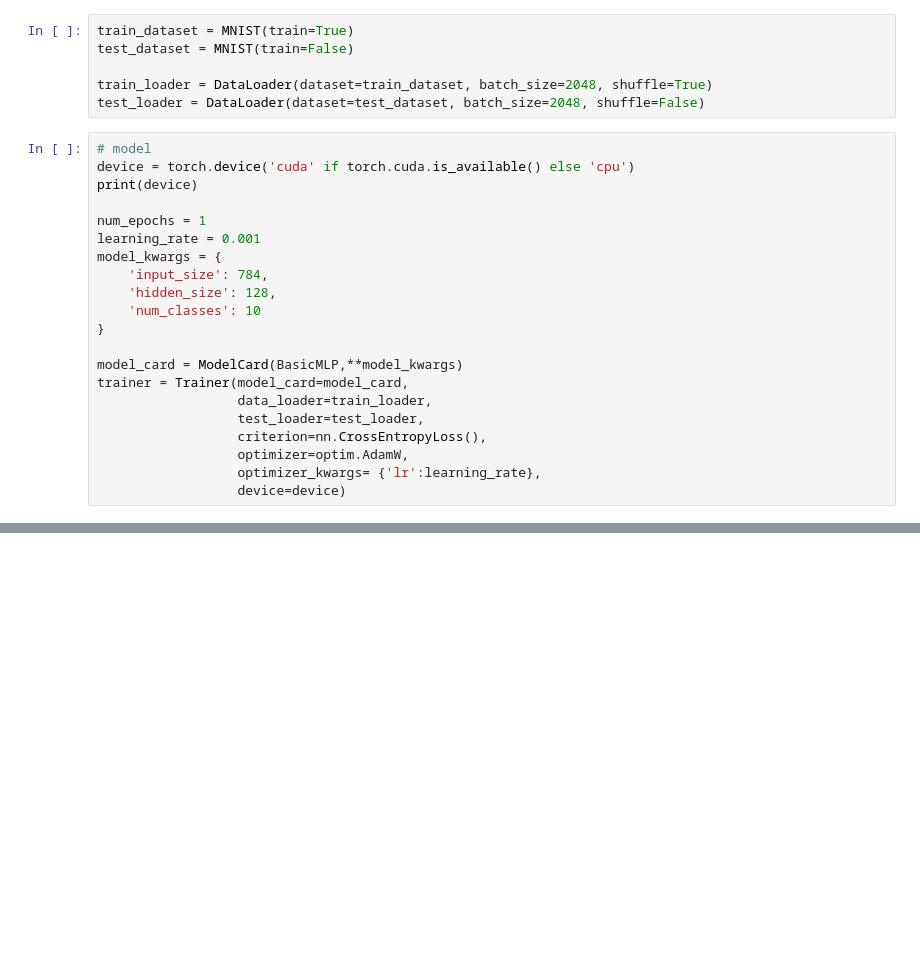
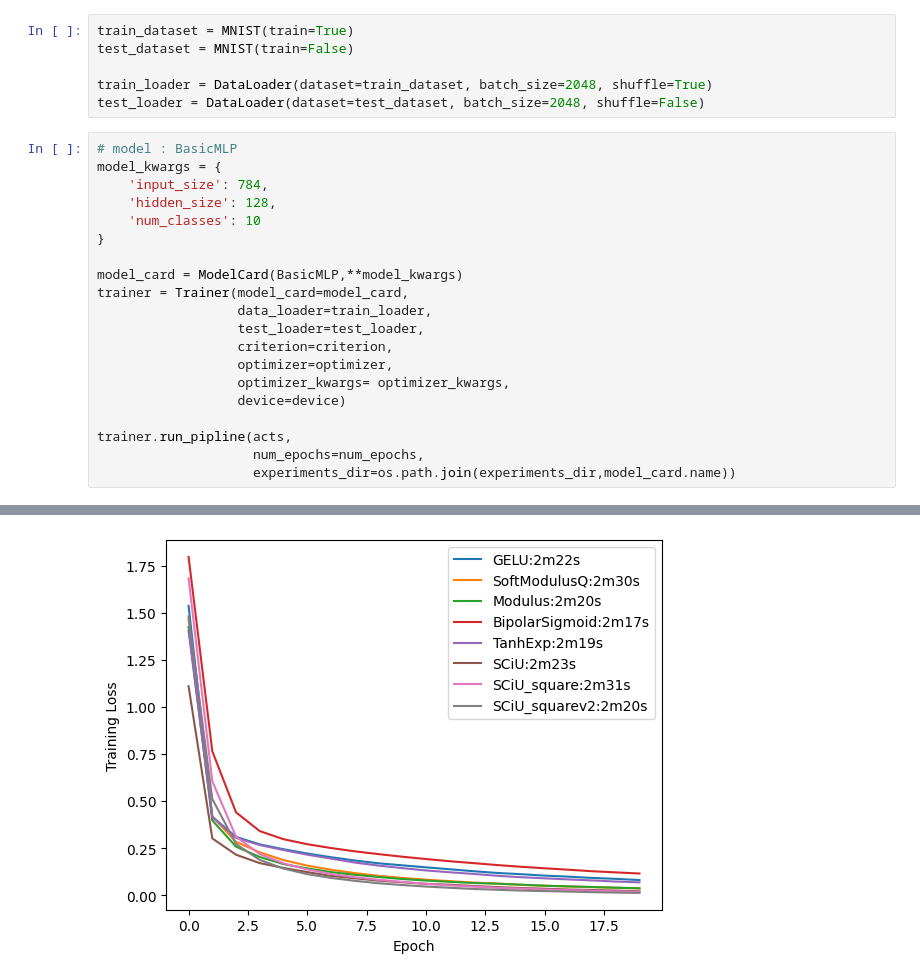
Before and after one commit to yeeca0101/experiments, a Jupyter notebook: dev_lab.ipynb, the cells around one changed output, grey strips where cells are left out. Saved outputs shown, nothing was run; the diff lists cells and outputs as text; blank space fills up the shorter version.

```diff
--- a/dev_lab.ipynb
+++ b/dev_lab.ipynb
@@ -34,12 +72,7 @@ test_dataset = MNIST(train=False)
 train_loader = DataLoader(dataset=train_dataset, batch_size=2048, shuffle=True)
 test_loader = DataLoader(dataset=test_dataset, batch_size=2048, shuffle=False)
 # %%
-# model
-device = torch.device('cuda' if torch.cuda.is_available() else 'cpu')
-print(device)
-
-num_epochs = 1
-learning_rate = 0.001
+# model : BasicMLP
 model_kwargs = {
     'input_size': 784,
     'hidden_size': 128,
@@ -50,8 +83,12 @@ model_card = ModelCard(BasicMLP,**model_kwargs)
 trainer = Trainer(model_card=model_card,
                   data_loader=train_loader,
                   test_loader=test_loader,
-                  criterion=nn.CrossEntropyLoss(),
-                  optimizer=optim.AdamW,
-                  optimizer_kwargs= {'lr':learning_rate},
+                  criterion=criterion,
+                  optimizer=optimizer,
+                  optimizer_kwargs= optimizer_kwargs,
                   device=device)
+
+trainer.run_pipline(acts,
+                    num_epochs=num_epochs,
+                    experiments_dir=os.path.join(experiments_dir,model_card.name))
 # %% [output]
@@ -58,0 +112 @@ cuda
+[figure, added]
```
Also changed, not shown: parts of 16 cells of this notebook, 7 other files.
